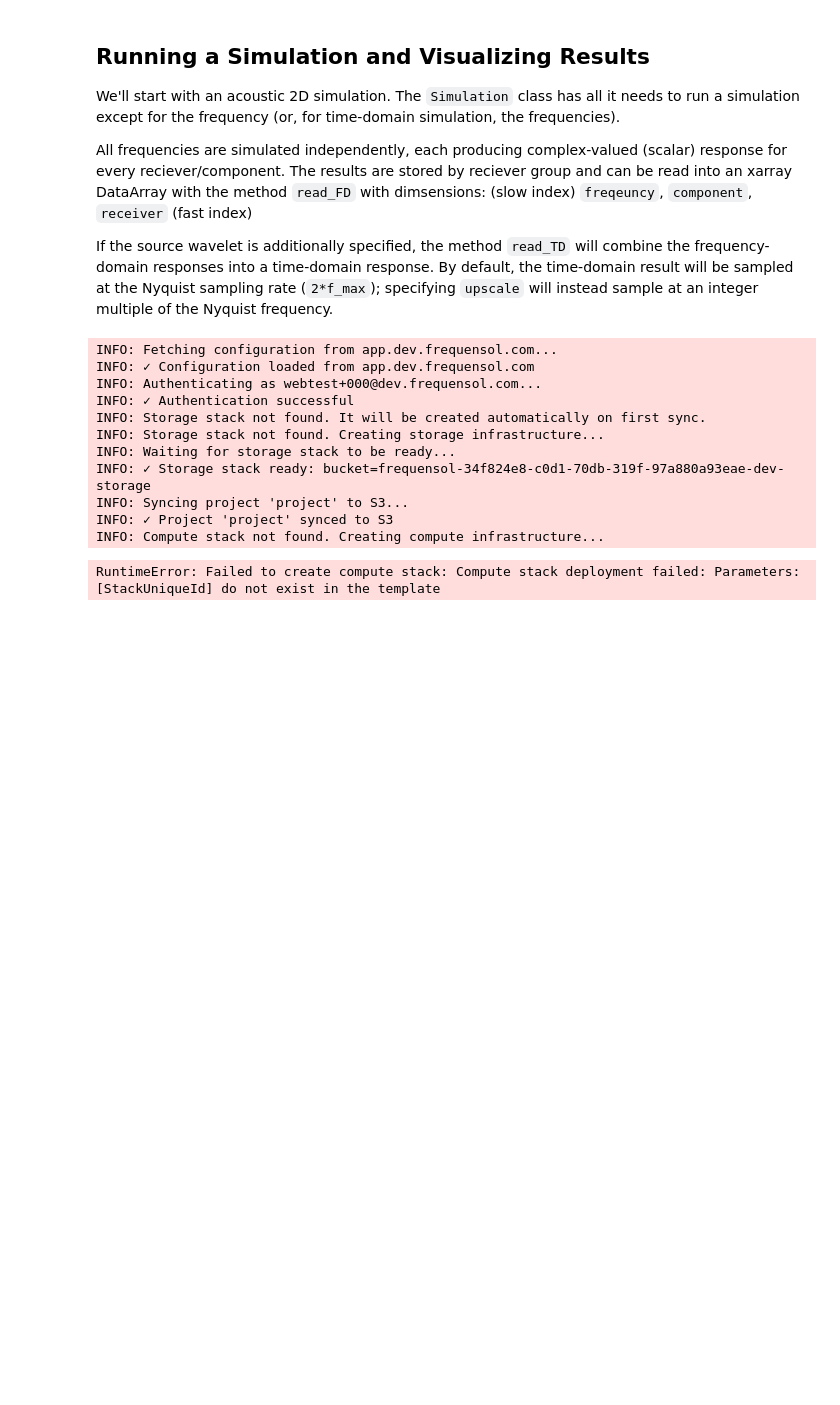
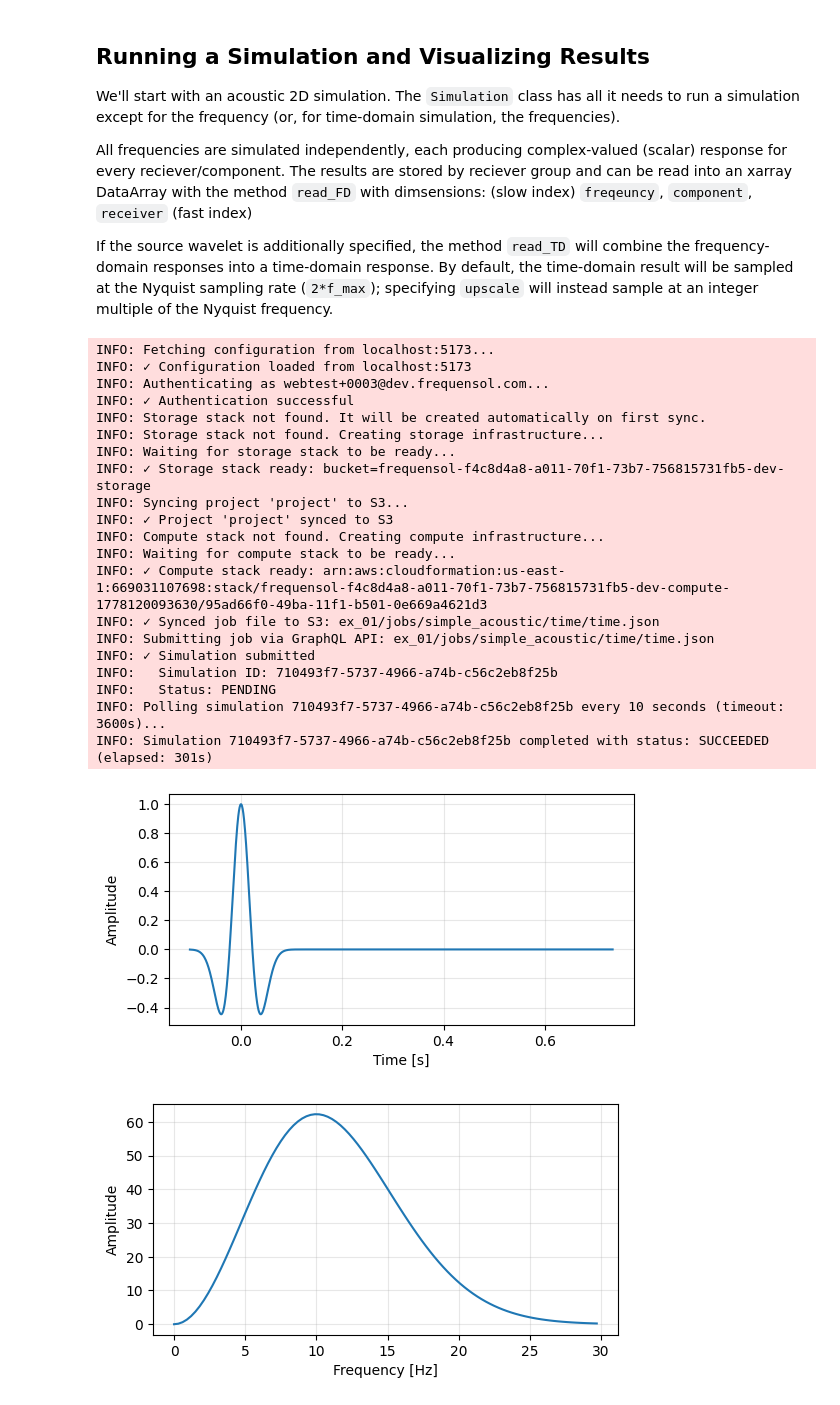
Before and after one commit to FrequenSol/FrequenSolve, a Jupyter notebook: examples/ex01_simple.ipynb, the cells around one changed output. Drawn from its saved outputs; the diff is of its cells as text; code cells hidden in the pictures; blank space fills up the shorter version.

Commit message:
Update AWS cloud client behavior

```diff
--- a/examples/ex01_simple.ipynb
+++ b/examples/ex01_simple.ipynb
@@ -262,8 +262,8 @@ if site == "local":
 elif site == "stampede3":
     site = Stampede3Site("problems/ex_01")
 elif site == "aws":
-    # site = AWSSite(domain="localhost:5174")
-    site = AWSSite(domain="app.dev.frequensol.com")
+    # site = AWSSite(domain="localhost:5173")
+    site = AWSSite(domain="app.staging.frequensol.com")
 site.sync(project)
 
 T_max = 2.0
@@ -285,7 +285,7 @@ td_job = TimeDomainJob(
 #     f_list = [30.0 - 0.1j],
 # )
 
-submit_response = site.submit(td_job)
+submit_response = site.submit(td_job, send_simulation_status_email=True)
 if isinstance(site, AWSSite):
     status = site.wait_completion(submit_response)
     if status == "FAILED":
@@ -305,35 +305,45 @@ wavelet = RickerWavelet(
 wavelet.plot(f_max = 30)
 
 # Plot traces
 for group in trace_db.groups:
     for shot in trace_db.shots(group):
         for comp in trace_db.components(group):
             td = trace_db.read_TD(group, comp, shot, wavelet, upscale = 4)
             exp = xr.DataArray(
                 np.exp(2*np.pi*s*td.coords["time"]),
                 dims = ["time"],
                 coords = {"time": td.coords["time"]},
             )
             td *= exp
 
             plot = td.plot(
                 vmin = -.25,
                 vmax = .25,
                 y = "time",
                 yincrease = False,
                 cmap = "gray"
             )
             plt.show()
 # %% [output]
-INFO: Fetching configuration from app.dev.frequensol.com...
-INFO: ✓ Configuration loaded from app.dev.frequensol.com
-INFO: Authenticating as webtest+000@dev.frequensol.com...
+INFO: Fetching configuration from localhost:5173...
+INFO: ✓ Configuration loaded from localhost:5173
+INFO: Authenticating as webtest+0003@dev.frequensol.com...
 INFO: ✓ Authentication successful
 INFO: Storage stack not found. It will be created automatically on first sync.
 INFO: Storage stack not found. Creating storage infrastructure...
 INFO: Waiting for storage stack to be ready...
-INFO: ✓ Storage stack ready: bucket=frequensol-34f824e8-c0d1-70db-319f-97a880a93eae-dev-storage
+INFO: ✓ Storage stack ready: bucket=frequensol-f4c8d4a8-a011-70f1-73b7-756815731fb5-dev-storage
 INFO: Syncing project 'project' to S3...
 INFO: ✓ Project 'project' synced to S3
 INFO: Compute stack not found. Creating compute infrastructure...
+INFO: Waiting for compute stack to be ready...
+INFO: ✓ Compute stack ready: arn:aws:cloudformation:us-east-1:669031107698:stack/frequensol-f4c8d4a8-a011-70f1-73b7-756815731fb5-dev-compute-1778120093630/95ad66f0-49ba-11f1-b501-0e669a4621d3
+INFO: ✓ Synced job file to S3: ex_01/jobs/simple_acoustic/time/time.json
+INFO: Submitting job via GraphQL API: ex_01/jobs/simple_acoustic/time/time.json
+INFO: ✓ Simulation submitted
+INFO:   Simulation ID: 710493f7-5737-4966-a74b-c56c2eb8f25b
+INFO:   Status: PENDING
+INFO: Polling simulation 710493f7-5737-4966-a74b-c56c2eb8f25b every 10 seconds (timeout: 3600s)...
+INFO: Simulation 710493f7-5737-4966-a74b-c56c2eb8f25b completed with status: SUCCEEDED (elapsed: 301s)
-RuntimeError: Failed to create compute stack: Compute stack deployment failed: Parameters: [StackUniqueId] do not exist in the template
+[figure, added]
+[figure, added]
```
Also changed, not shown: parts of 1 cell of this notebook, 3 other files.
